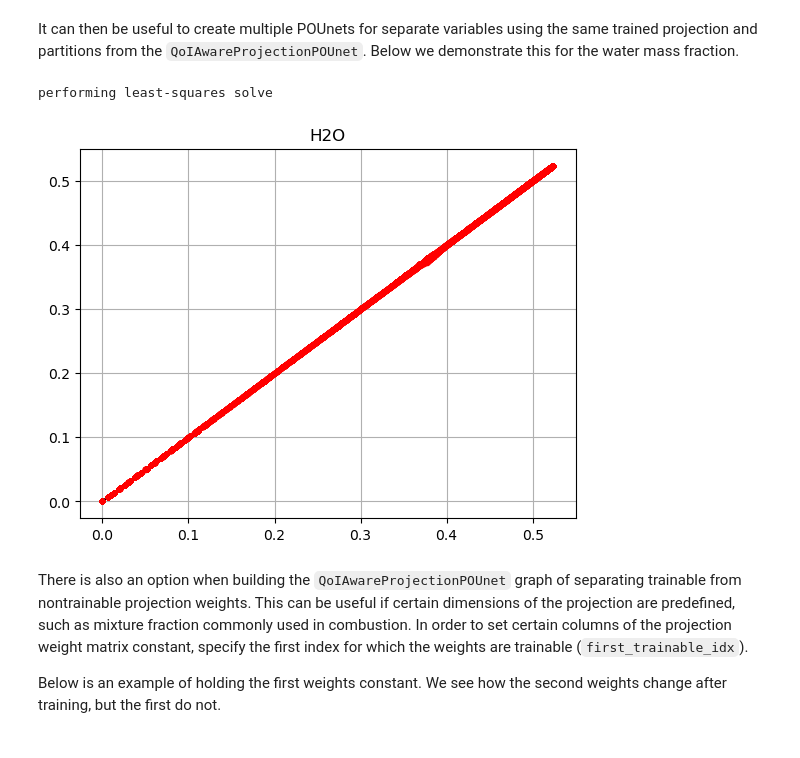
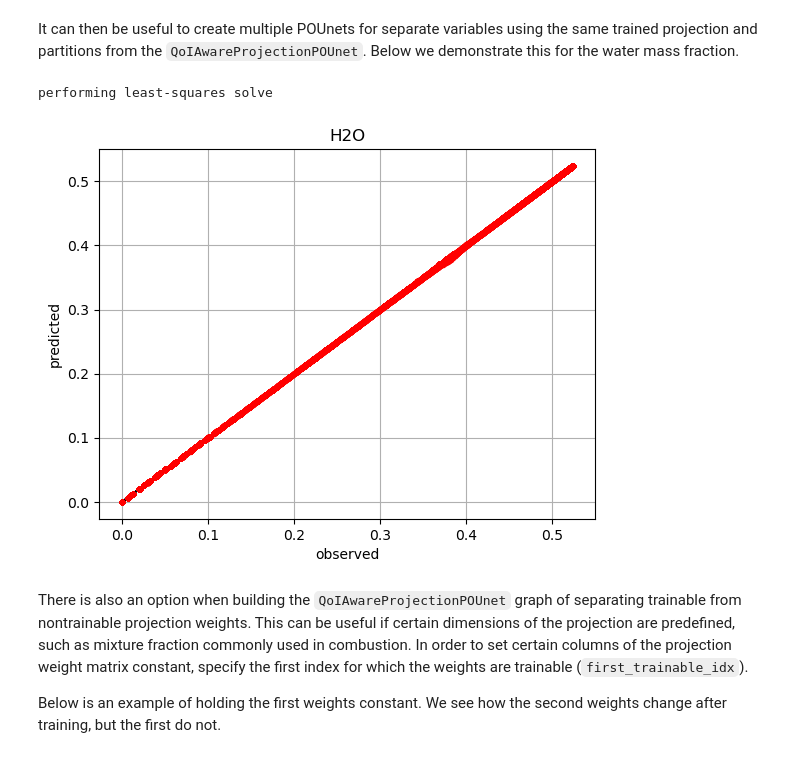
Before and after one commit to kamilazdybal/PCAfold, a Jupyter notebook: docs/tutorials/demo-qoi-aware-encoder-pounet.ipynb, the cells around one changed output. Drawn from its saved outputs; the diff is of its cells as text; code cells hidden in the pictures.

```diff
--- a/docs/tutorials/demo-qoi-aware-encoder-pounet.ipynb
+++ b/docs/tutorials/demo-qoi-aware-encoder-pounet.ipynb
@@ -170,25 +175,27 @@ Below we demonstrate this for the water mass fraction.
 # %%
 net = PartitionOfUnityNetwork(
                              partition_centers=ednet.partition_centers,
                              partition_shapes=ednet.partition_shapes,
                              basis_type=ednet.basis_type,
                              ivar_center=ednet.proj_ivar_center,
                              ivar_scale=ednet.proj_ivar_scale
                             )
 i_dvar = 4
 dvar1 = X[:,i_dvar]
 net.build_training_graph(ednet.projection(X), dvar1)
 net.lstsq()
 
 pred = net(ednet.projection(X))
 plt.plot(dvar1, dvar1, 'k-')
 plt.plot(dvar1, pred.ravel(), 'r.')
 plt.title(X_names[i_dvar])
 plt.grid()
+plt.xlabel('observed')
+plt.ylabel('predicted')
 plt.show()
 # %% [output]
 performing least-squares solve
-[figure, old version]
+[figure, new version]
 # %% [markdown]
 There is also an option when building the `QoIAwareProjectionPOUnet` graph of separating trainable from nontrainable projection weights.
 This can be useful if certain dimensions of the projection are predefined, such as mixture fraction commonly used in combustion.
```
Also changed, not shown: parts of 4 cells of this notebook, 15 other files.
